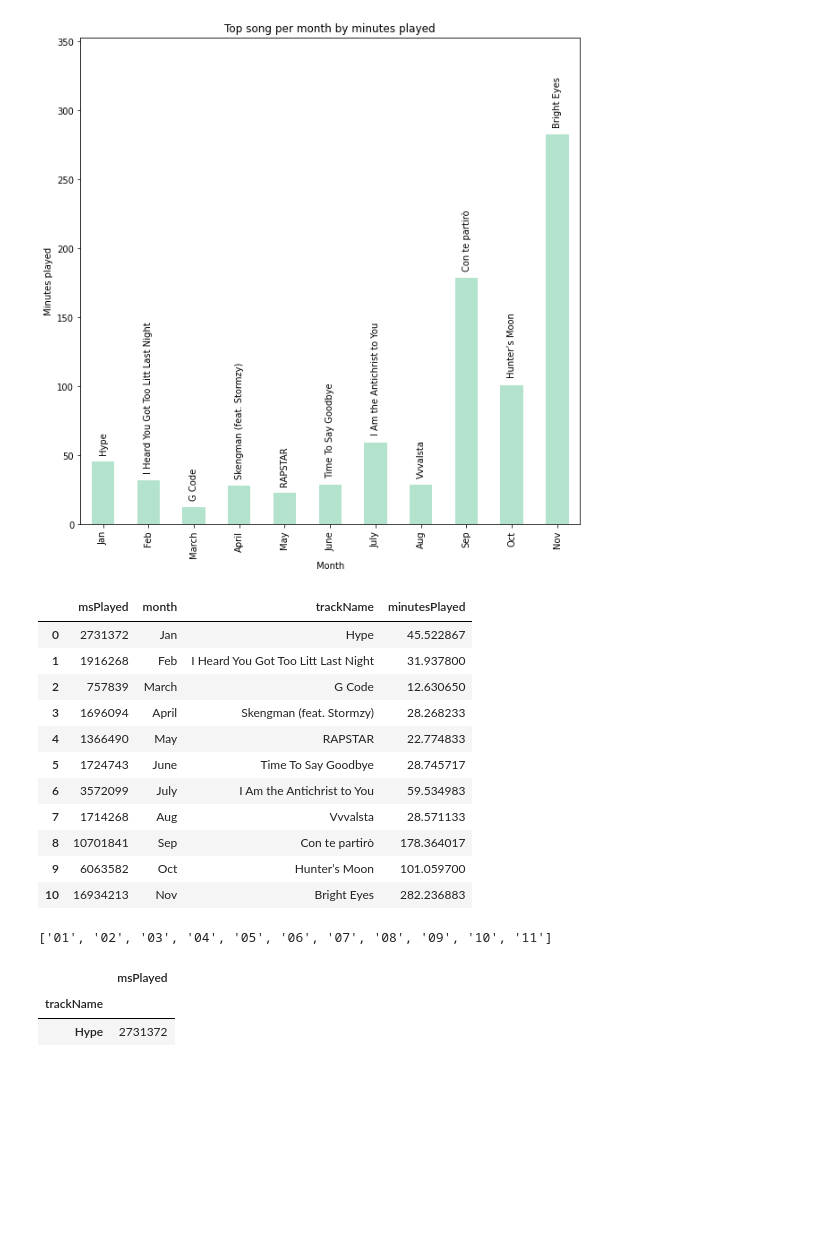
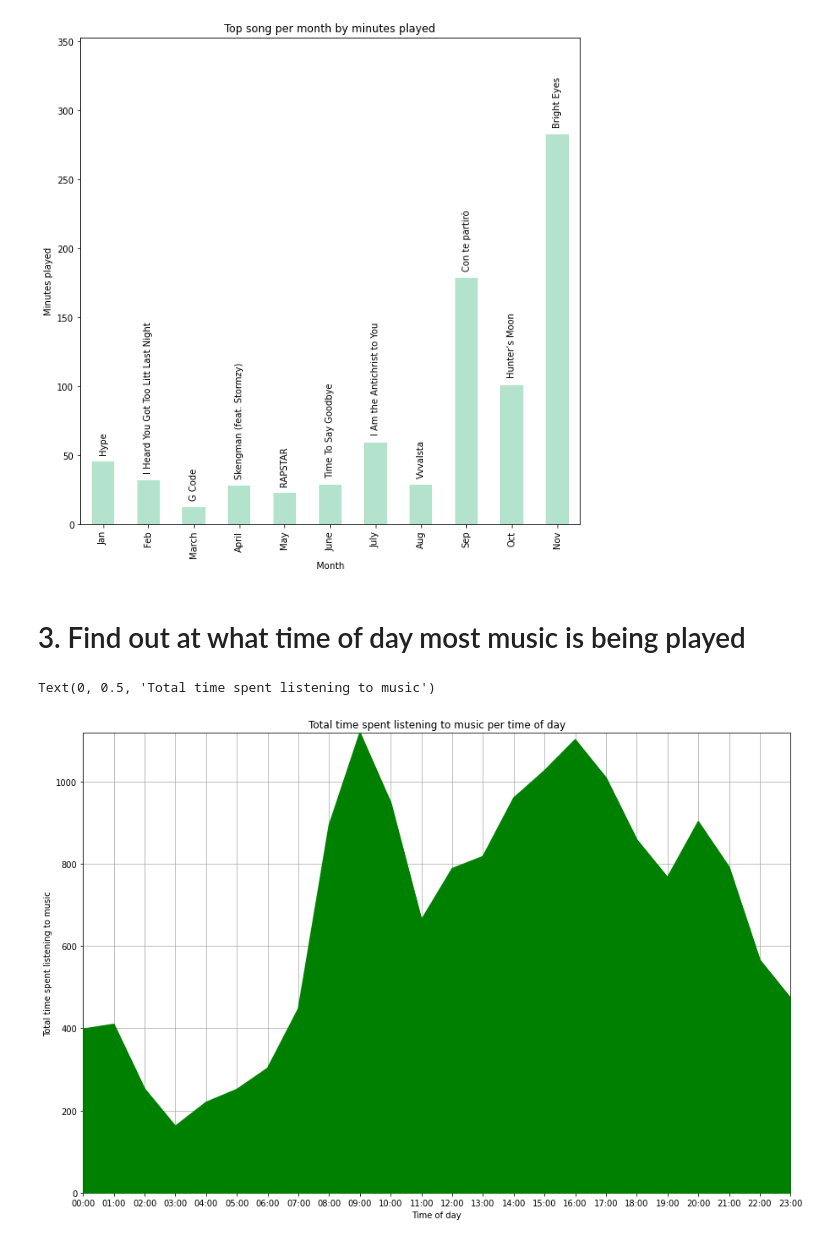
Before and after one commit to antongollbo123/spotify_project, a Jupyter notebook: spotify_analysis.ipynb, the cells around one changed output. Cells and saved outputs as stored; diff of their text form; code cells hidden in the pictures; blank space fills up the shorter version.

Commit message:
added new plot for time of day

```diff
--- a/spotify_analysis.ipynb
+++ b/spotify_analysis.ipynb
@@ -5,7 +6,7 @@ import matplotlib.pyplot as plt
 # %% [markdown]
 # 0. Load in data
 # %%
-df = pd.read_json("StreamingHistory0.json")
+df = pd.read_json("data/StreamingHistory0.json")
 
 df["endTime"].value_counts()
 
@@ -26,4 +27,4 @@ sum_top_25[sum_top_25["msPlayed"] == max_val]
 
 percentage_top_25 = sum_top_25["msPlayed"]/sum_top_25_total
 
-pd.DataFrame(percentage_top_25)
+#pd.DataFrame(percentage_top_25)
@@ -138,26 +107,32 @@ plt.show()
-# %%
-top_songs_ms["minutesPlayed"] = (top_songs_ms["msPlayed"] / (60*1000) )
-top_songs_ms
-# %% [output]
-|  | msPlayed | month | trackName | minutesPlayed |
-| 0 | 2731372 | Jan | Hype | 45.522867 |
-| 1 | 1916268 | Feb | I Heard You Got Too Litt Last Night | 31.937800 |
-| 2 | 757839 | March | G Code | 12.630650 |
-| 3 | 1696094 | April | Skengman (feat. Stormzy) | 28.268233 |
-| 4 | 1366490 | May | RAPSTAR | 22.774833 |
-| 5 | 1724743 | June | Time To Say Goodbye | 28.745717 |
-| 6 | 3572099 | July | I Am the Antichrist to You | 59.534983 |
-| 7 | 1714268 | Aug | Vvvalsta | 28.571133 |
-| 8 | 10701841 | Sep | Con te partirò | 178.364017 |
-| 9 | 6063582 | Oct | Hunter’s Moon | 101.059700 |
-| 10 | 16934213 | Nov | Bright Eyes | 282.236883 |
-# %%
-months
-# %% [output]
-['01', '02', '03', '04', '05', '06', '07', '08', '09', '10', '11']
-# %%
-summed_tracks[summed_tracks["msPlayed"] == max(summed_tracks["msPlayed"])]
-# %% [output]
-|  | msPlayed |
-| trackName |  |
-| Hype | 2731372 |
+# %% [markdown]
+# 3. Find out at what time of day most music is being played
+# %%
+history_2021_songs["time"] = history_2021_songs["endTime"]
+prefix = len("2021-00-00 ")
+history_2021_songs["time"]= history_2021_songs['time'].map(lambda x: str(x)[prefix:])
+history_2021_songs["time"].iloc[0]
+hours = ["%.2d:00" % i for i in range(24)]
+list_of_min_played = []
+
+for i in range(0,len(hours)):
+    if i == len(hours)-1:
+        songs_from_time = history_2021_songs[(history_2021_songs["time"] > "22:59")]
+        list_of_min_played.append(sum(songs_from_time["msPlayed"])/(60*1000))
+    else:
+        songs_from_time = history_2021_songs[(history_2021_songs["time"].between(hours[i], hours[i+1]) ) ]
+        list_of_min_played.append(sum(songs_from_time["msPlayed"]) / (60*1000))
+
+min_per_hour = pd.Series(list_of_min_played, hours)
+fig, ax = plt.subplots(figsize=(15, 10))
+ax.grid(zorder=0)
+ax.plot(min_per_hour, color='g',zorder=3)
+ax.fill_between(hours, y1 = min_per_hour, color = "g", zorder=3 )
+ax.margins(x=0)
+ax.margins(y=0)
+
+ax.title.set_text('Total time spent listening to music per time of day')
+ax.set_xlabel("Time of day")
+ax.set_ylabel("Total time spent listening to music")
+# %% [output]
+Text(0, 0.5, 'Total time spent listening to music')
+[figure, added]
```
Also changed, not shown: parts of 6 cells of this notebook.
